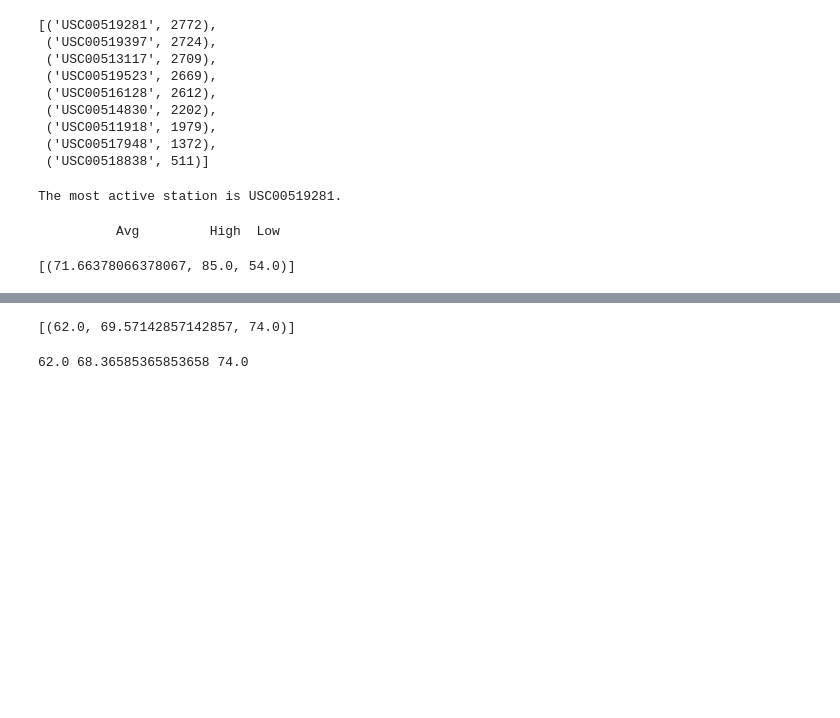
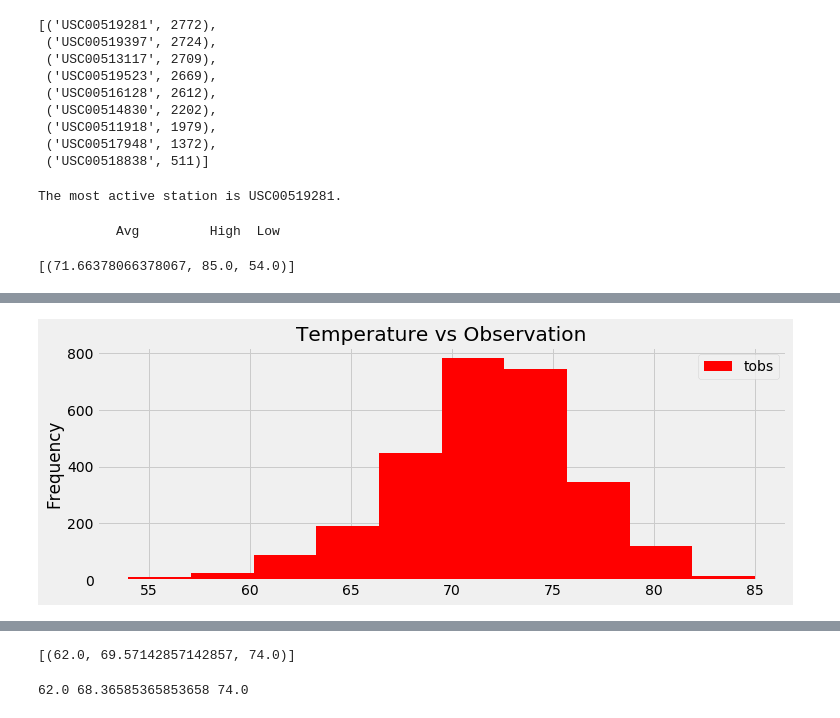
Before and after one commit to astoriajosh28/myhomework, a Jupyter notebook: HW#10/climate_starter.ipynb, the cells around one changed output, grey strips where cells are left out. Drawn from its saved outputs; the diff is of its cells as text; code cells hidden in the pictures; blank space fills up the shorter version.

```diff
--- a/HW#10/climate_starter.ipynb
+++ b/HW#10/climate_starter.ipynb
@@ -143,3 +143,8 @@ session.query(*temp).filter(Measurement.station==active_station).all()
 # %% [output]
           Avg         High  Low
 [(71.66378066378067, 85.0, 54.0)]
+# %%
+# Choose the station with the highest number of temperature observations.
+temp_observations = session.query(Measurement.tobs).filter(Measurement.station==active_station).filter(Measurement.date >= year).order_by(Measurement.date.desc()).all()
+temp_observations_df = pd.DataFrame(temp_observations)
+temp_observations_df.head()
@@ -146,3 +169,9 @@ session.query(*temp).filter(Measurement.station==active_station).all()
 # %%
-# Choose the station with the highest number of temperature observations.
 # Query the last 12 months of temperature observation data for this station and plot the results as a histogram
+# We need 12 bins since the observation is for twelve months
+tempvsobs = temp_observations_df.plot.hist(figsize=(11,4), color="r")
+tempvsobs.set_title("Temperature vs Observation")
+plt.savefig("Images/TemperaturevsObservations.png")
+plt.show()
+# %% [output]
+[figure, added]
```
Also changed, not shown: parts of 4 cells of this notebook.
